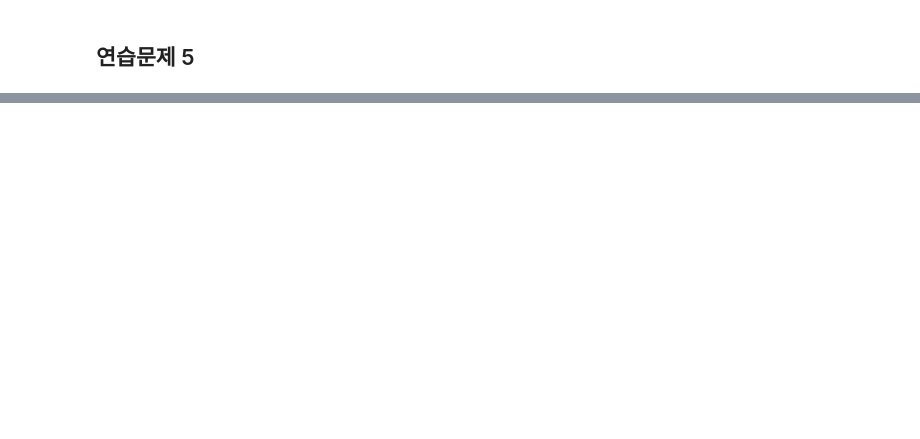
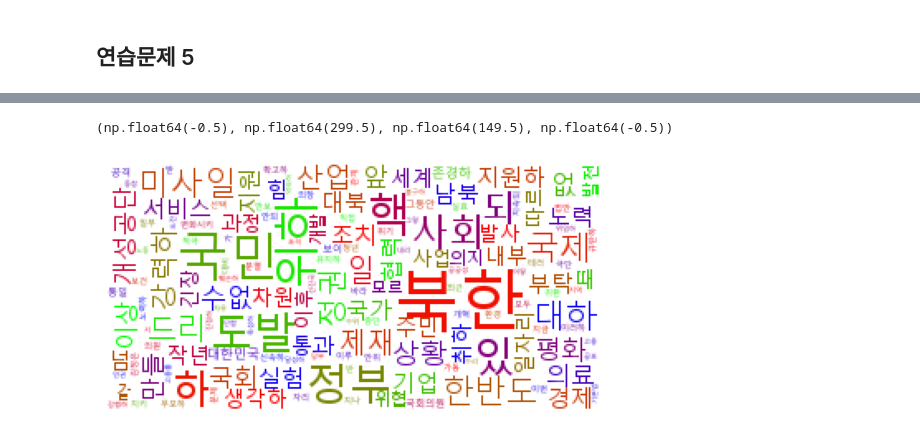
Before and after one commit to yunjichoi37/corpus-linguistics, a Jupyter notebook: 실습/07_텍스트데이터와빈도_III.ipynb, the cells around one changed output, grey strips where cells are left out. Cells and saved outputs as stored; diff of their text form; code cells hidden in the pictures; blank space fills up the shorter version.

```diff
--- a/실습/07_텍스트데이터와빈도_III.ipynb
+++ b/실습/07_텍스트데이터와빈도_III.ipynb
@@ -219,0 +255,15 @@ plt.axis('off')
+# %%
+# 교수님 코드
+import wordcloud
+wc = wordcloud.WordCloud(font_path='C:/Windows/Fonts/malgun.ttf',
+                        background_color='white',
+                        width=300, height=150,
+                        max_words=150, max_font_size=40,
+                        colormap='brg').generate_from_frequencies(DF.Freq)
+
+import matplotlib.pyplot as plt
+plt.imshow(wc)
+plt.axis('off')
+# %% [output]
+(np.float64(-0.5), np.float64(299.5), np.float64(149.5), np.float64(-0.5))
+[figure, added]
```
Also changed, not shown: parts of 15 cells of this notebook.
